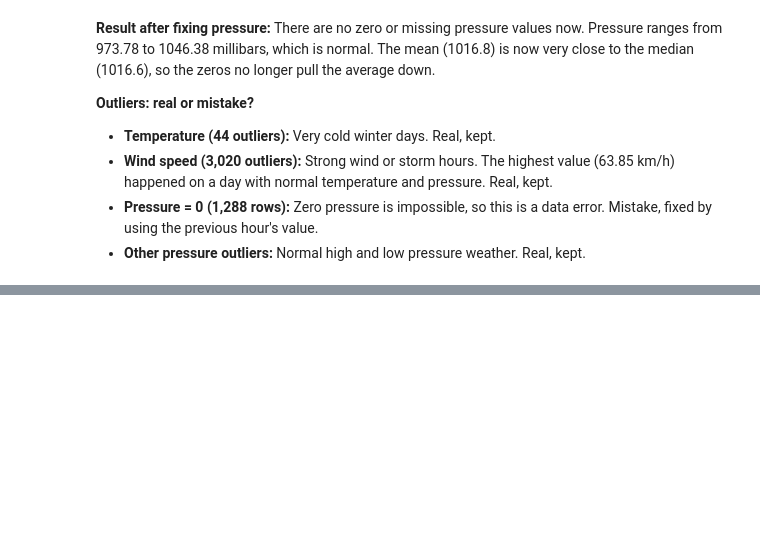
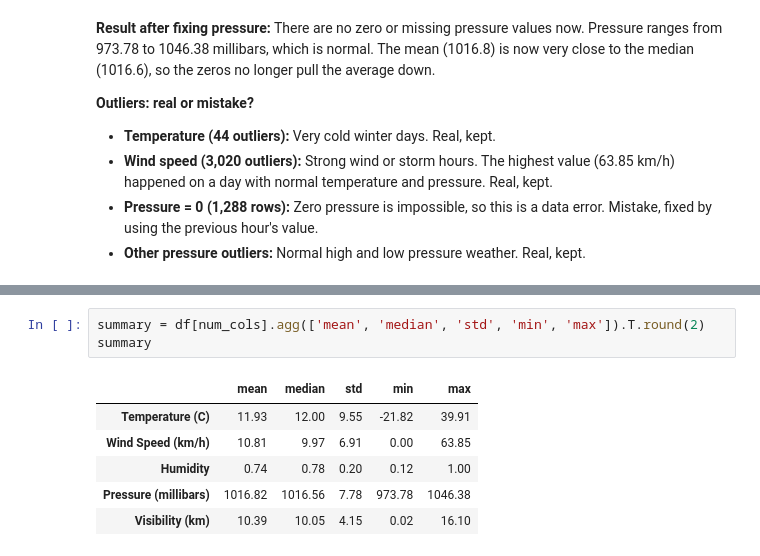
Before and after one commit to syeda-bisma05/weather-data-analysis, a Jupyter notebook: weather_analysis.ipynb, the cells around one changed output, grey strips where cells are left out. Cells and saved outputs as stored; diff of their text form; blank space fills up the shorter version.

```diff
--- a/weather_analysis.ipynb
+++ b/weather_analysis.ipynb
@@ -340,0 +421,10 @@ dtype: float64
+# %%
+summary = df[num_cols].agg(['mean', 'median', 'std', 'min', 'max']).T.round(2)
+summary
+# %% [output]
+|  | mean | median | std | min | max |
+| Temperature (C) | 11.93 | 12.00 | 9.55 | -21.82 | 39.91 |
+| Wind Speed (km/h) | 10.81 | 9.97 | 6.91 | 0.00 | 63.85 |
+| Humidity | 0.74 | 0.78 | 0.20 | 0.12 | 1.00 |
+| Pressure (millibars) | 1016.82 | 1016.56 | 7.78 | 973.78 | 1046.38 |
+| Visibility (km) | 10.39 | 10.05 | 4.15 | 0.02 | 16.10 |
```
Also changed, not shown: parts of 14 cells of this notebook.
